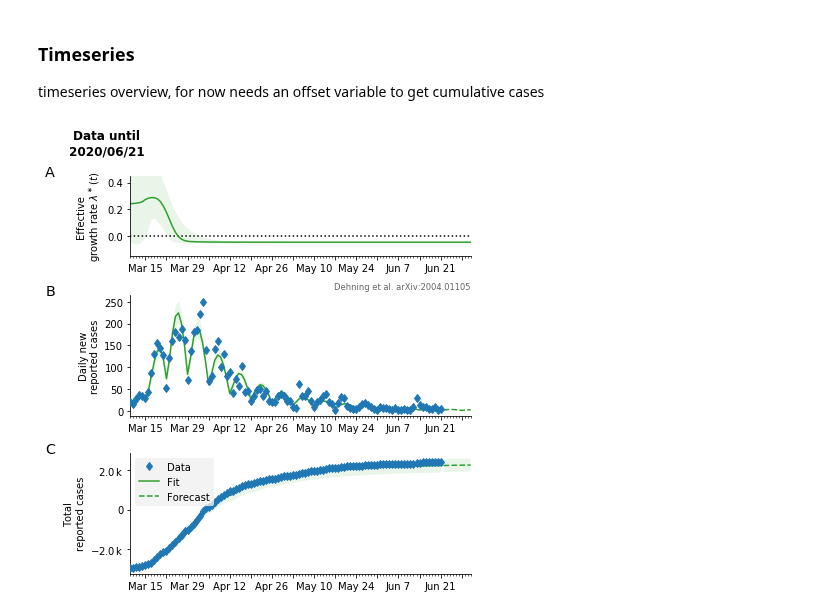
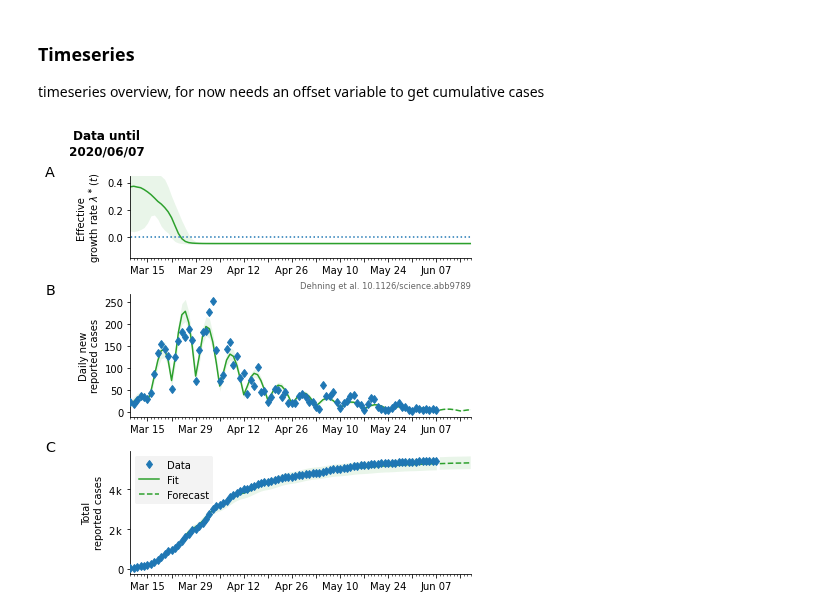
Before and after one commit to Priesemann-Group/covid19_inference, a Jupyter notebook: scripts/interactive/example_one_bundesland.ipynb, the cells around one changed output. Drawn from its saved outputs; the diff is of its cells as text; code cells hidden in the pictures.

```diff
--- a/scripts/interactive/example_one_bundesland.ipynb
+++ b/scripts/interactive/example_one_bundesland.ipynb
@@ -39,6 +44,7 @@ There are multiple download sources which can be found [here](https://covid19-in
 In this example we will use the RKI dataset.
 # %%
-rki = cov19.data_retrieval.RKI()  # It is important to download the dataset!
+rki = (
+    cov19.data_retrieval.RKI()
+)  # One could also parse True to the constructor of the class to force an auto download
 rki.download_all_available_data()
-# One could also parse True to the constructor of the class to force an auto download
 # %% [output]
@@ -56,7 +62,7 @@ these can be found [here](https://covid19-inference.readthedocs.io/en/latest/doc
 Next we retrieve the filtered data from our source in this example we will get all new cases and the total (cumulative) cases for the bundesland "Sachsen".
 # %%
 bd = datetime.datetime(2020, 3, 10)  # For the date filter
-ed = datetime.datetime.now()
+ed = datetime.datetime(2020, 6, 10)
 # %%
 total_cases_obs = rki.get_total(
     value="confirmed", bundesland="Sachsen", data_begin=bd, data_end=ed
@@ -210,5 +215,5 @@ In particular, due to a bug in Theano, Windows users should set `cores=1`.
 The sampling can take a long time.
 # %%
-trace = pm.sample(model=this_model, tune=500, draws=1000, init="advi+adapt_diag")
+idata = pm.sample(model=this_model, tune=1000, draws=1000, init="advi+adapt_diag")
 # %% [output]
 Auto-assigning NUTS sampler...
@@ -278,6 +307,6 @@ fig #To print in jupyter notebook
 ### Timeseries
 timeseries overview, for now needs an offset variable to get cumulative cases
 # %%
-fig, axes = cov19.plot.timeseries_overview(this_model, trace, offset=-3000)
+fig, axes = cov19.plot.timeseries_overview(this_model, idata, offset=total_cases_obs[0])
 # %% [output]
-[figure, old version]
+[figure, new version]
```
Also changed, not shown: parts of 17 cells of this notebook, 1 other file.
